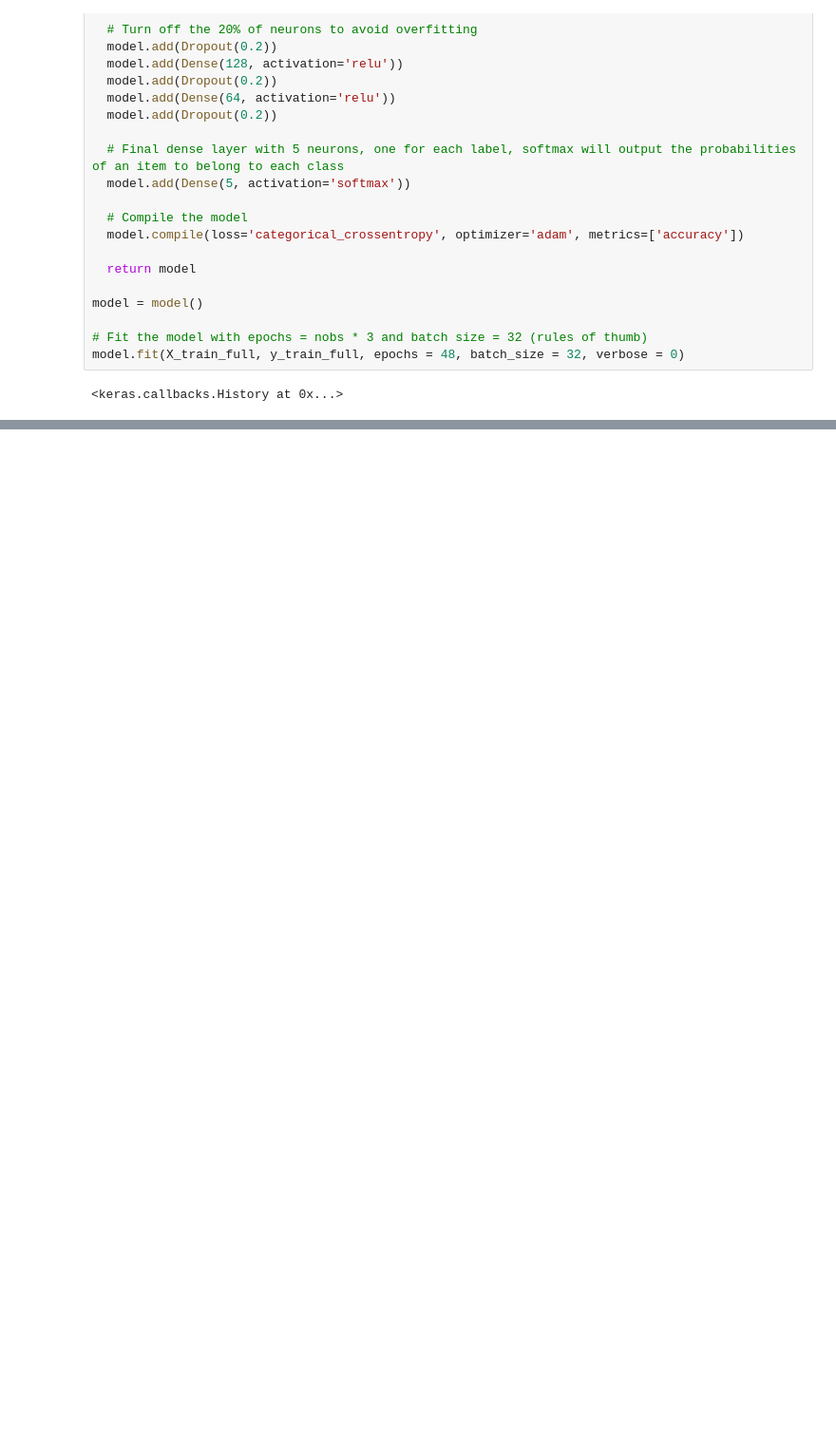
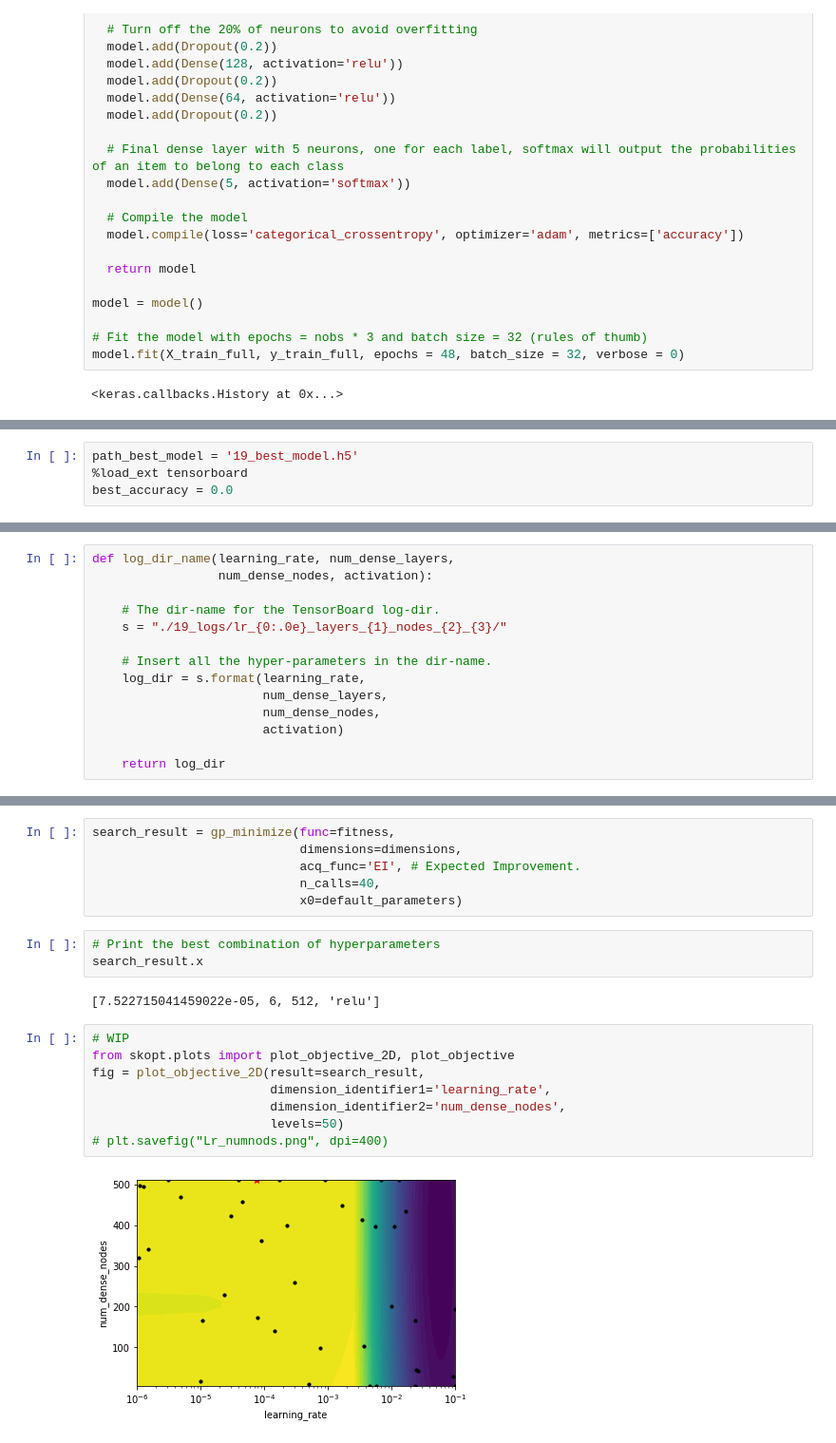
Before and after one commit to vincenzojrs/Machine-Learning-Exploration-for-Collider-Physics, a Jupyter notebook: main/MLCP_NNCLASSIFICATION_4.ipynb, the cells around one changed output, grey strips where cells are left out. Shown at 95% size. Drawn from its saved outputs; the diff is of its cells as text; blank space fills up the shorter version.

```diff
--- a/main/MLCP_NNCLASSIFICATION_4.ipynb
+++ b/main/MLCP_NNCLASSIFICATION_4.ipynb
@@ -102,0 +220,4 @@ Accuracy of predictions on the test set: 0.6355
+# %%
+path_best_model = '19_best_model.h5'
+%load_ext tensorboard
+best_accuracy = 0.0
@@ -102,0 +266,14 @@ Accuracy of predictions on the test set: 0.6355
+# %%
+def log_dir_name(learning_rate, num_dense_layers,
+                 num_dense_nodes, activation):
+
+    # The dir-name for the TensorBoard log-dir.
+    s = "./19_logs/lr_{0:.0e}_layers_{1}_nodes_{2}_{3}/"
+
+    # Insert all the hyper-parameters in the dir-name.
+    log_dir = s.format(learning_rate,
+                       num_dense_layers,
+                       num_dense_nodes,
+                       activation)
+
+    return log_dir
@@ -102,0 +360,21 @@ Accuracy of predictions on the test set: 0.6355
+# %%
+search_result = gp_minimize(func=fitness,
+                            dimensions=dimensions,
+                            acq_func='EI', # Expected Improvement.
+                            n_calls=40,
+                            x0=default_parameters)
+# %%
+# Print the best combination of hyperparameters
+search_result.x
+# %% [output]
+[7.522715041459022e-05, 6, 512, 'relu']
+# %%
+# WIP
+from skopt.plots import plot_objective_2D, plot_objective
+fig = plot_objective_2D(result=search_result,
+                        dimension_identifier1='learning_rate',
+                        dimension_identifier2='num_dense_nodes',
+                        levels=50)
+# plt.savefig("Lr_numnods.png", dpi=400)
+# %% [output]
+[figure, added]
```
Also changed, not shown: parts of 17 cells of this notebook.
